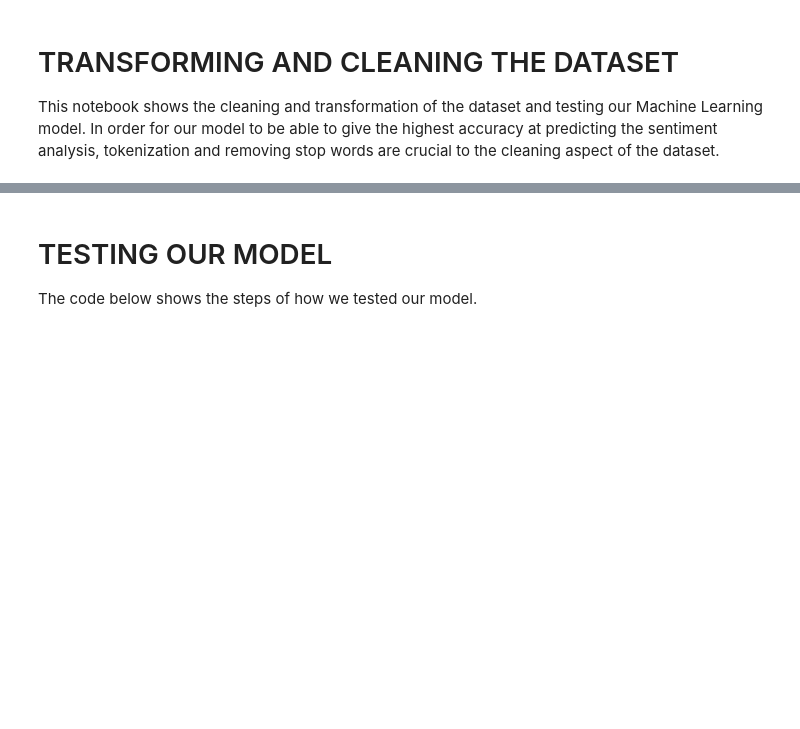
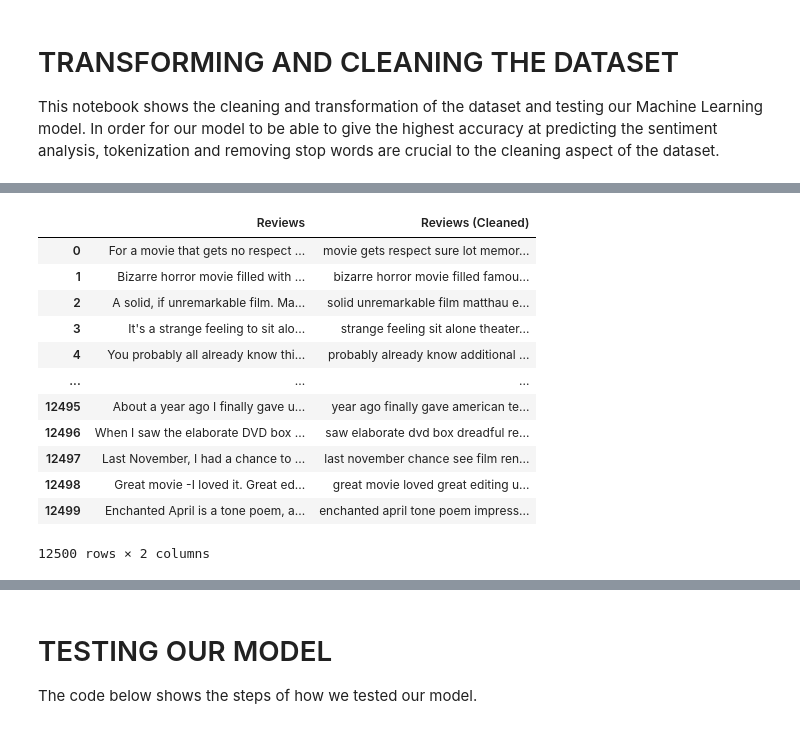
Before and after one commit to angelicabalma/imdbreview_project, a Jupyter notebook: Resources/cleaning/cleaning_notebook.ipynb, the cells around one changed output, grey strips where cells are left out. Saved outputs shown, nothing was run; the diff lists cells and outputs as text; code cells hidden in the pictures; blank space fills up the shorter version.

```diff
--- a/Resources/cleaning/cleaning_notebook.ipynb
+++ b/Resources/cleaning/cleaning_notebook.ipynb
@@ -68,0 +97,16 @@ test_df
+# %%
+test_pos_df
+# %% [output]
+|  | Reviews | Reviews (Cleaned) |
+| 0 | For a movie that gets no respect ... | movie gets respect sure lot memor... |
+| 1 | Bizarre horror movie filled with ... | bizarre horror movie filled famou... |
+| 2 | A solid, if unremarkable film. Ma... | solid unremarkable film matthau e... |
+| 3 | It's a strange feeling to sit alo... | strange feeling sit alone theater... |
+| 4 | You probably all already know thi... | probably already know additional ... |
+| ... | ... | ... |
+| 12495 | About a year ago I finally gave u... | year ago finally gave american te... |
+| 12496 | When I saw the elaborate DVD box ... | saw elaborate dvd box dreadful re... |
+| 12497 | Last November, I had a chance to ... | last november chance see film ren... |
+| 12498 | Great movie -I loved it. Great ed... | great movie loved great editing u... |
+| 12499 | Enchanted April is a tone poem, a... | enchanted april tone poem impress... |
+12500 rows × 2 columns
```
Also changed, not shown: parts of 8 cells of this notebook, 1 other file.
